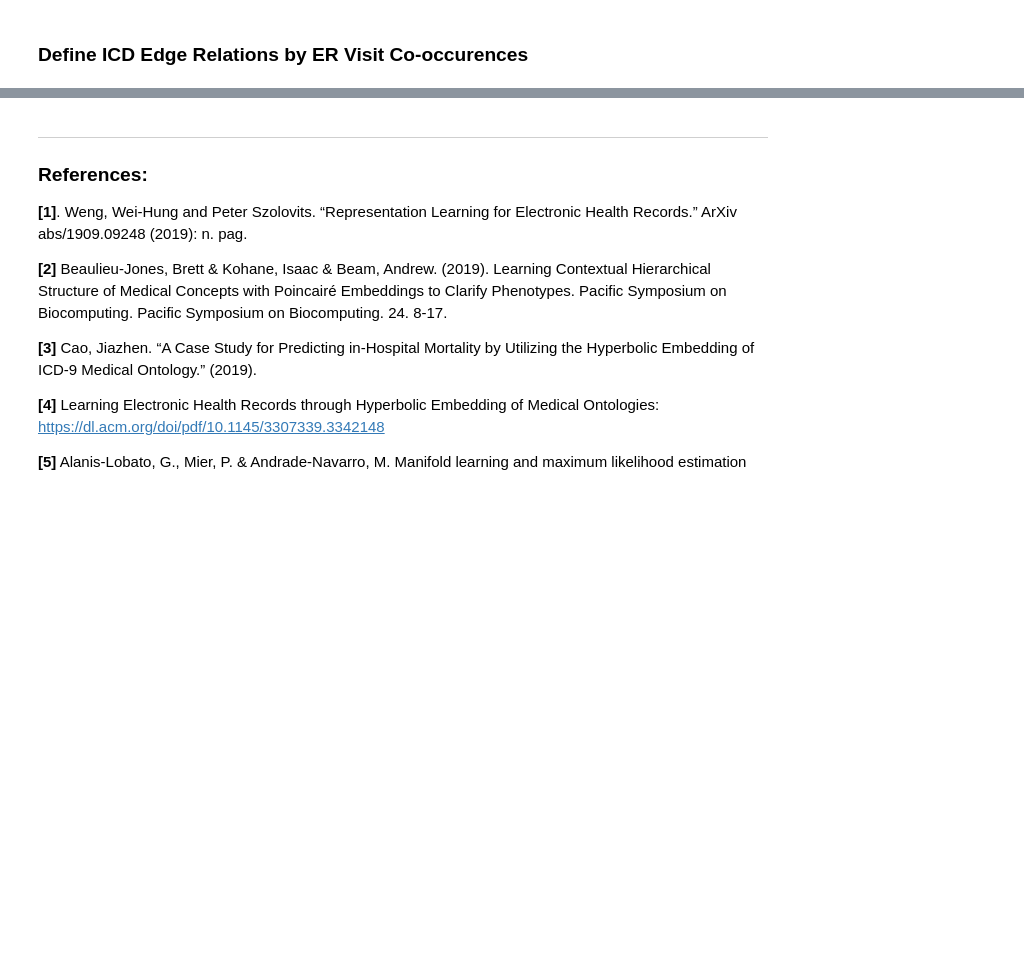
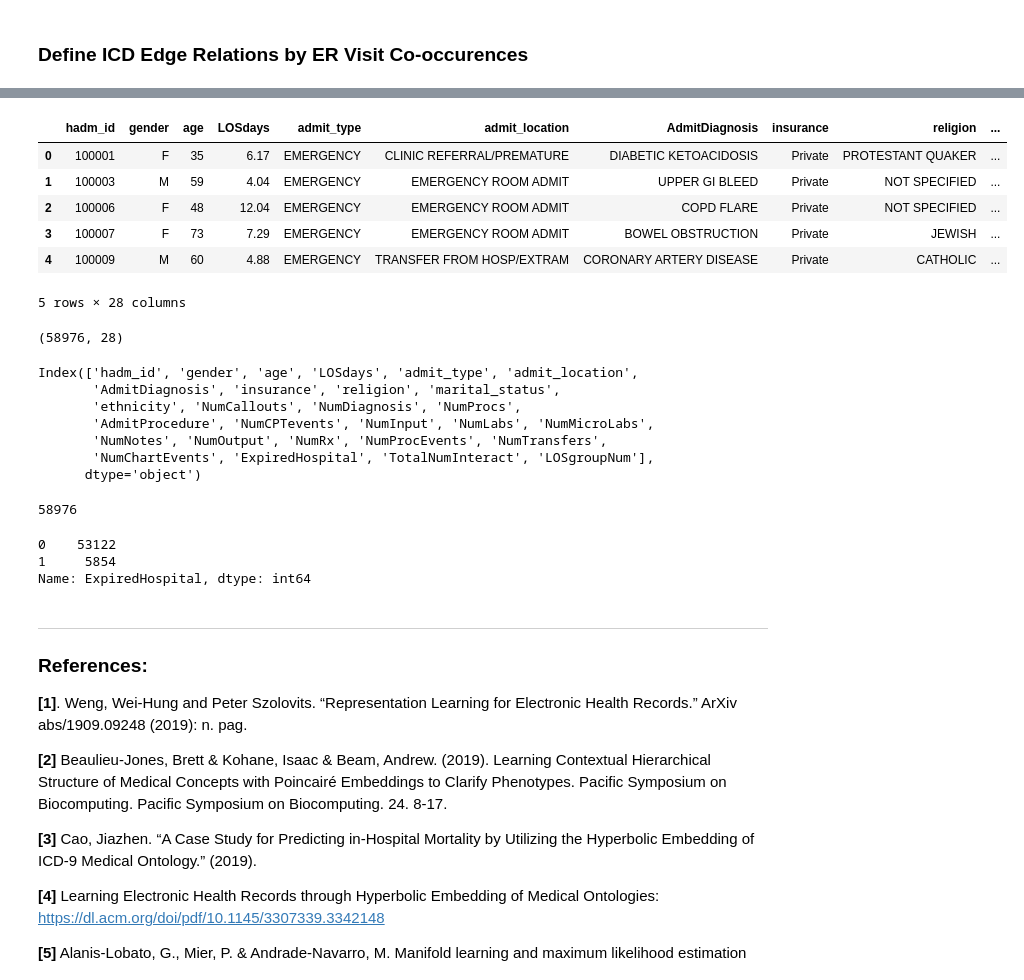
Before and after one commit to drewwilimitis/Hyperbolic-ICD-Embeddings-MIMIC3, a Jupyter notebook: hyperbolic_embedding_ICD9.ipynb, the cells around one changed output, grey strips where cells are left out. Cells and saved outputs as stored; diff of their text form; code cells hidden in the pictures; blank space fills up the shorter version.

```diff
--- a/hyperbolic_embedding_ICD9.ipynb
+++ b/hyperbolic_embedding_ICD9.ipynb
@@ -757,3 +891,30 @@ for e in edges:
+# %%
+mimic = pd.read_csv('data/MIMIC/mimic3d.csv')
+mimic.head()
+mimic.shape
+mimic.columns
+mimic.hadm_id.nunique()
+mimic.ExpiredHospital.value_counts()
+# %% [output]
+|  | hadm_id | gender | age | LOSdays | admit_type | admit_location | AdmitDiagnosis | insurance | religion | ... |
+| 0 | 100001 | F | 35 | 6.17 | EMERGENCY | CLINIC REFERRAL/PREMATURE | DIABETIC KETOACIDOSIS | Private | PROTESTANT QUAKER | ... |
+| 1 | 100003 | M | 59 | 4.04 | EMERGENCY | EMERGENCY ROOM ADMIT | UPPER GI BLEED | Private | NOT SPECIFIED | ... |
+| 2 | 100006 | F | 48 | 12.04 | EMERGENCY | EMERGENCY ROOM ADMIT | COPD FLARE | Private | NOT SPECIFIED | ... |
+| 3 | 100007 | F | 73 | 7.29 | EMERGENCY | EMERGENCY ROOM ADMIT | BOWEL OBSTRUCTION | Private | JEWISH | ... |
+| 4 | 100009 | M | 60 | 4.88 | EMERGENCY | TRANSFER FROM HOSP/EXTRAM | CORONARY ARTERY DISEASE | Private | CATHOLIC | ... |
+5 rows × 28 columns
+(58976, 28)
+Index(['hadm_id', 'gender', 'age', 'LOSdays', 'admit_type', 'admit_location',
+       'AdmitDiagnosis', 'insurance', 'religion', 'marital_status',
+       'ethnicity', 'NumCallouts', 'NumDiagnosis', 'NumProcs',
+       'AdmitProcedure', 'NumCPTevents', 'NumInput', 'NumLabs', 'NumMicroLabs',
+       'NumNotes', 'NumOutput', 'NumRx', 'NumProcEvents', 'NumTransfers',
+       'NumChartEvents', 'ExpiredHospital', 'TotalNumInteract', 'LOSgroupNum'],
+      dtype='object')
+58976
+0    53122
+1     5854
+Name: ExpiredHospital, dtype: int64
 # %% [markdown]
 ___
 ### References: <br>
```
Also changed, not shown: parts of 22 cells of this notebook, 1 other file.
